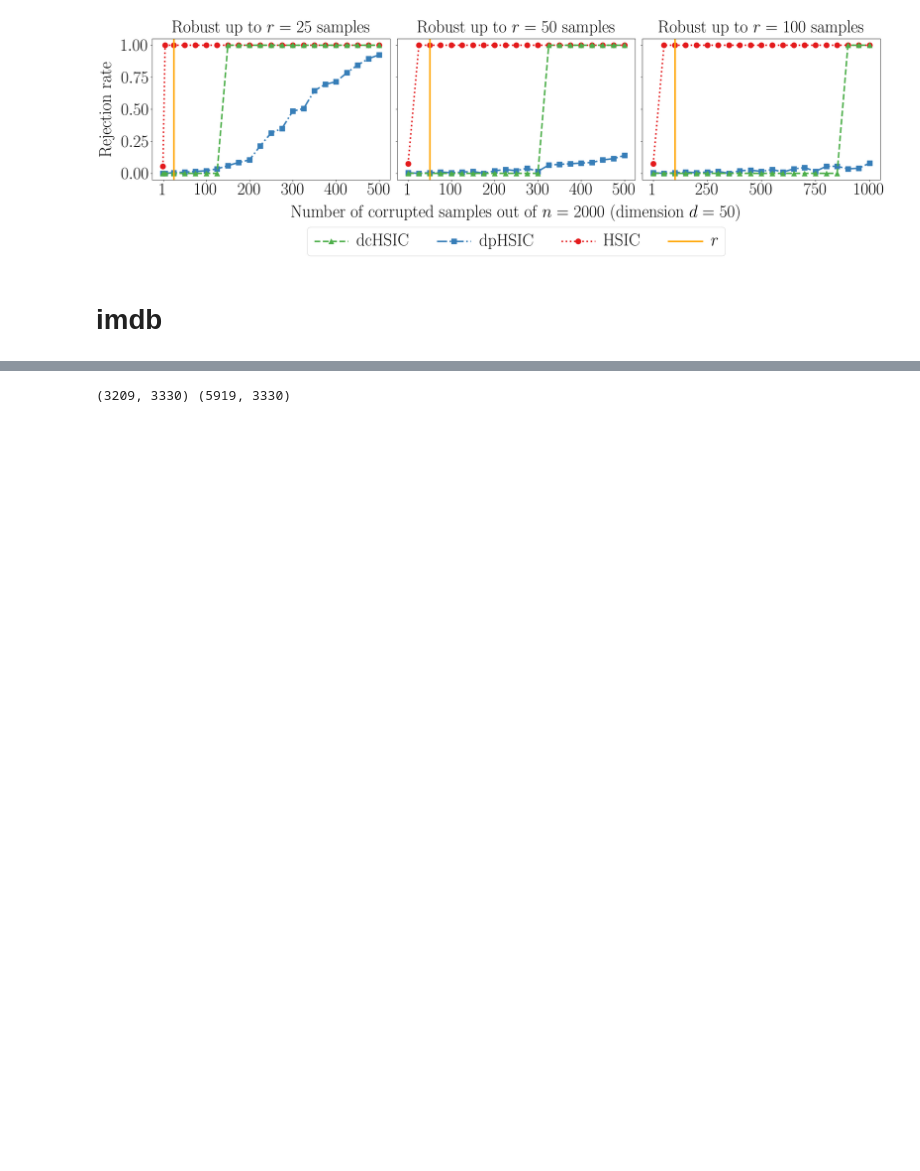
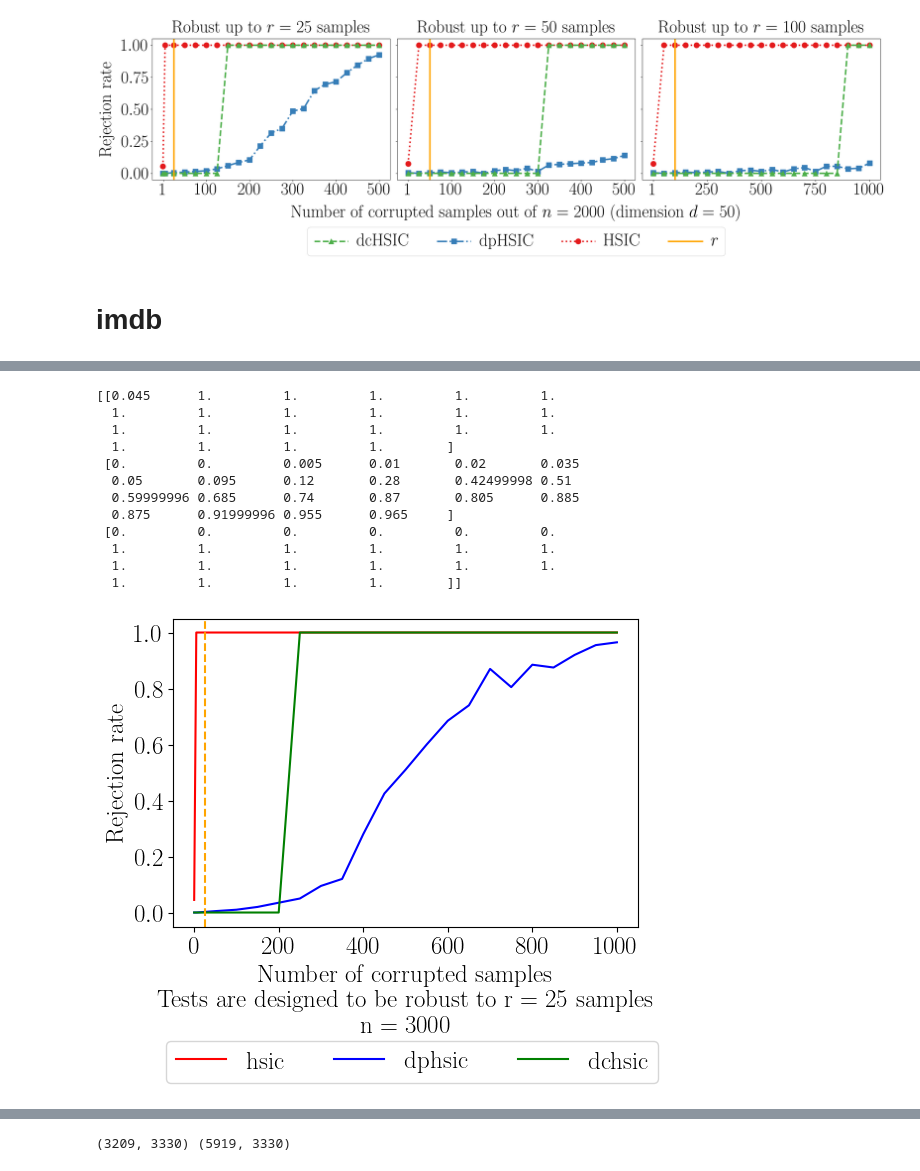
Before and after one commit to antoninschrab/datacorruption, a Jupyter notebook: demo.ipynb, the cells around one changed output, grey strips where cells are left out. Saved outputs shown, nothing was run; the diff lists cells and outputs as text; code cells hidden in the pictures; blank space fills up the shorter version.

Commit message:
hsic done

```diff
--- a/demo.ipynb
+++ b/demo.ipynb
@@ -860,0 +870,20 @@ data_pos, data_neg = load_imdb()
+# %%
+# sampler
+def mmd_sample_imdb(
+    key,
+    m,
+    n,
+    c,
+):
+    assert max(n, m) <= data_pos.shape[0] / 2
+    data_pos_1 = data_pos[:int(data_pos.shape[0] / 2)]
+    data_pos_2 = data_pos[int(data_pos.shape[0] / 2):]
+    subkeys = random.split(key, num=4)
+    X = random.permutation(subkeys[0], data_pos_1)[:m]
+    Y = random.permutation(subkeys[1], data_pos_2)[:n]
+    Y = Y.at[:c].set(
+        #random.permutation(subkeys[3], data_neg)[:c] * 0 + 1
+        #random.bernoulli(subkeys[2], p=0.9, shape=(c, data_pos.shape[1]))
+        random.geometric(subkey, p=0.05, shape=(c, data_pos.shape[1])) - 1
+    )
+    return X, Y
@@ -860,0 +1184,59 @@ data_pos, data_neg = load_imdb()
+# %%
+# experiment
+experiment = 1
+repetitions = 200
+m = n = 3000
+r = 25
+
+# corruptions = [int(i) for i in jnp.linspace(0, 1500, 21)]
+corruptions = [0, 5] + [int(i) for i in jnp.linspace(0, 1000, 21)][1:]
+tests = (hsic, dphsic, dchsic)
+tests_labels = ('hsic', 'dphsic', 'dchsic')
+
+# run experiment
+key = random.PRNGKey(42)
+outputs = jnp.zeros((len(tests), len(corruptions), repetitions))
+for i in tqdm(range(repetitions)):
+    for j in range(len(corruptions)):
+        c = corruptions[j]
+        key, subkey = random.split(key)
+        X, Y = hsic_sample_imdb(subkey, n, c)
+        key, subkey = random.split(key)
+        for t in range(len(tests)):
+            test = tests[t]
+            outputs = outputs.at[t, j, i].set(
+                test(
+                    subkey,
+                    X,
+                    Y,
+                    r,
+                    number_permutations=500,
+                    # kernel='laplace',
+                    #bandwidth_multiplier=10000,
+                    #bandwidth_multiplier_X=10,
+                    #bandwidth_multiplier_Y=10,
+                )
+            )
+
+# save results
+power = jnp.mean(outputs, -1)
+jnp.save("results/hsic_imdb_" + str(experiment) + ".npy", power)
+jnp.save("results/hsic_imdb_" + str(experiment) + "_xaxis.npy", corruptions)
+
+# print and plot
+print(power)
+plot_hsic_imdb()
+# %% [output]
+[[0.045      1.         1.         1.         1.         1.
+  1.         1.         1.         1.         1.         1.
+  1.         1.         1.         1.         1.         1.
+  1.         1.         1.         1.        ]
+ [0.         0.         0.005      0.01       0.02       0.035
+  0.05       0.095      0.12       0.28       0.42499998 0.51
+  0.59999996 0.685      0.74       0.87       0.805      0.885
+  0.875      0.91999996 0.955      0.965     ]
+ [0.         0.         0.         0.         0.         0.
+  1.         1.         1.         1.         1.         1.
+  1.         1.         1.         1.         1.         1.
+  1.         1.         1.         1.        ]]
+[figure, added]
```
Also changed, not shown: parts of 18 cells of this notebook, 9 other files.
